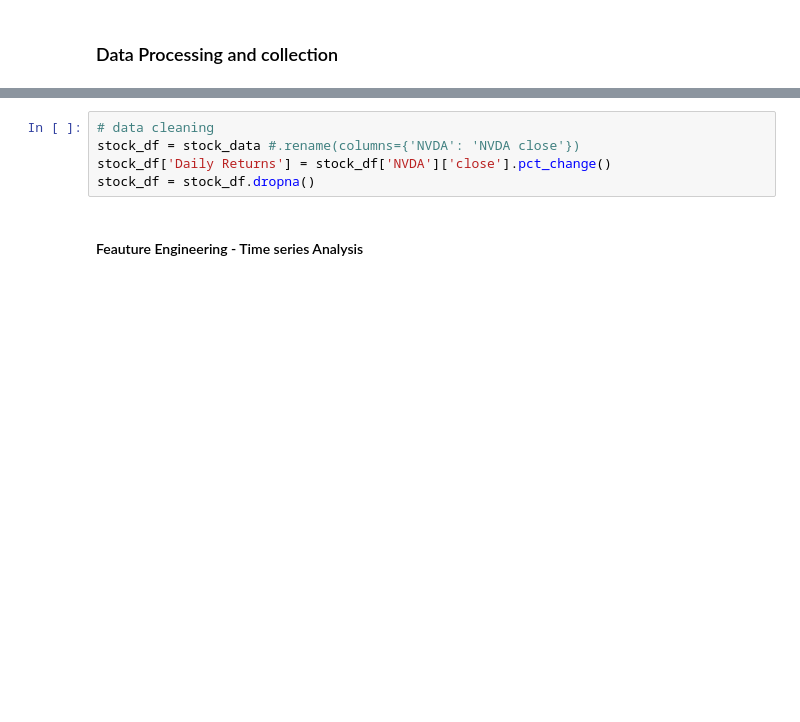
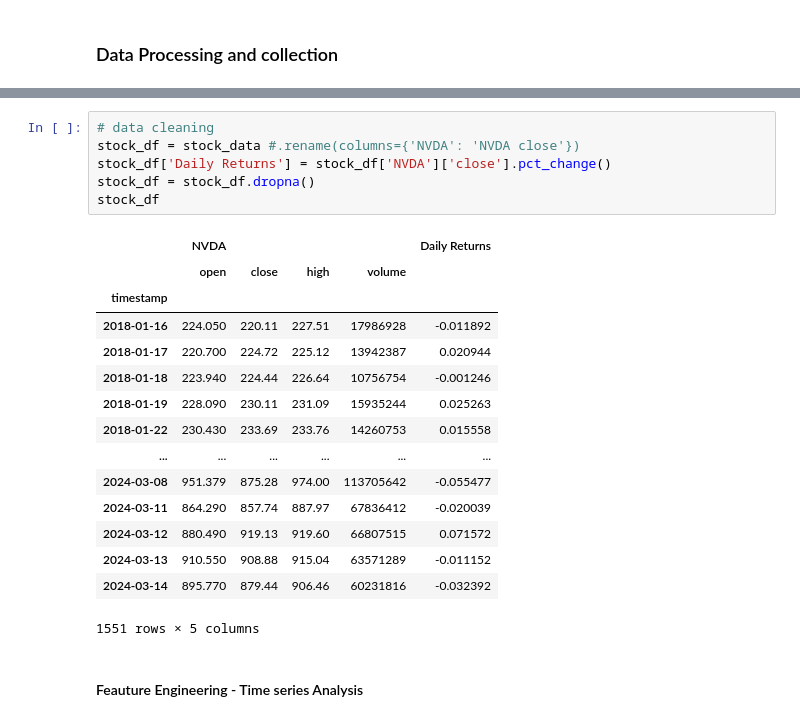
Before and after one commit to justicebangura/Project-2, a Jupyter notebook: trading_bot.ipynb, the cells around one changed output, grey strips where cells are left out. Drawn from its saved outputs; the diff is of its cells as text; blank space fills up the shorter version.

```diff
--- a/trading_bot.ipynb
+++ b/trading_bot.ipynb
@@ -74,8 +56,25 @@ stock_data
 # %%
 # data cleaning
 stock_df = stock_data #.rename(columns={'NVDA': 'NVDA close'})
 stock_df['Daily Returns'] = stock_df['NVDA']['close'].pct_change()
 stock_df = stock_df.dropna()
+stock_df
+# %% [output]
+|  | NVDA |  |  |  | Daily Returns |
+|  | open | close | high | volume |  |
+| timestamp |  |  |  |  |  |
+| 2018-01-16 | 224.050 | 220.11 | 227.51 | 17986928 | -0.011892 |
+| 2018-01-17 | 220.700 | 224.72 | 225.12 | 13942387 | 0.020944 |
+| 2018-01-18 | 223.940 | 224.44 | 226.64 | 10756754 | -0.001246 |
+| 2018-01-19 | 228.090 | 230.11 | 231.09 | 15935244 | 0.025263 |
+| 2018-01-22 | 230.430 | 233.69 | 233.76 | 14260753 | 0.015558 |
+| ... | ... | ... | ... | ... | ... |
+| 2024-03-08 | 951.379 | 875.28 | 974.00 | 113705642 | -0.055477 |
+| 2024-03-11 | 864.290 | 857.74 | 887.97 | 67836412 | -0.020039 |
+| 2024-03-12 | 880.490 | 919.13 | 919.60 | 66807515 | 0.071572 |
+| 2024-03-13 | 910.550 | 908.88 | 915.04 | 63571289 | -0.011152 |
+| 2024-03-14 | 895.770 | 879.44 | 906.46 | 60231816 | -0.032392 |
+1551 rows × 5 columns
 # %% [markdown]
 #### Feauture Engineering - Time series Analysis
 # %%
```
Also changed, not shown: parts of 12 cells of this notebook, 2 other files.
